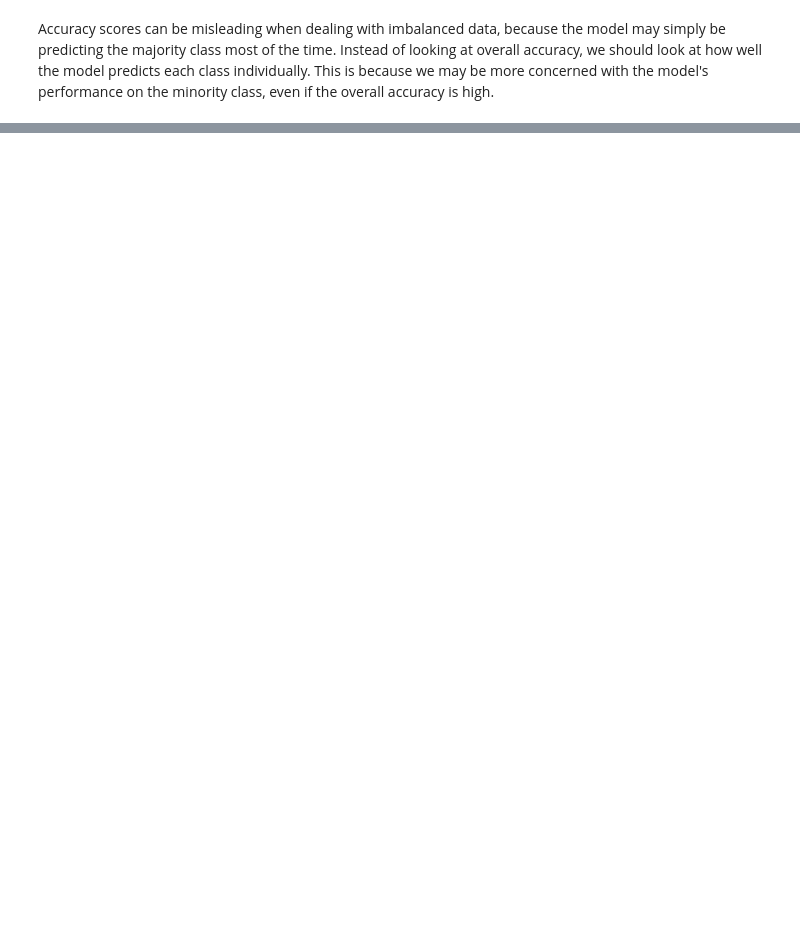
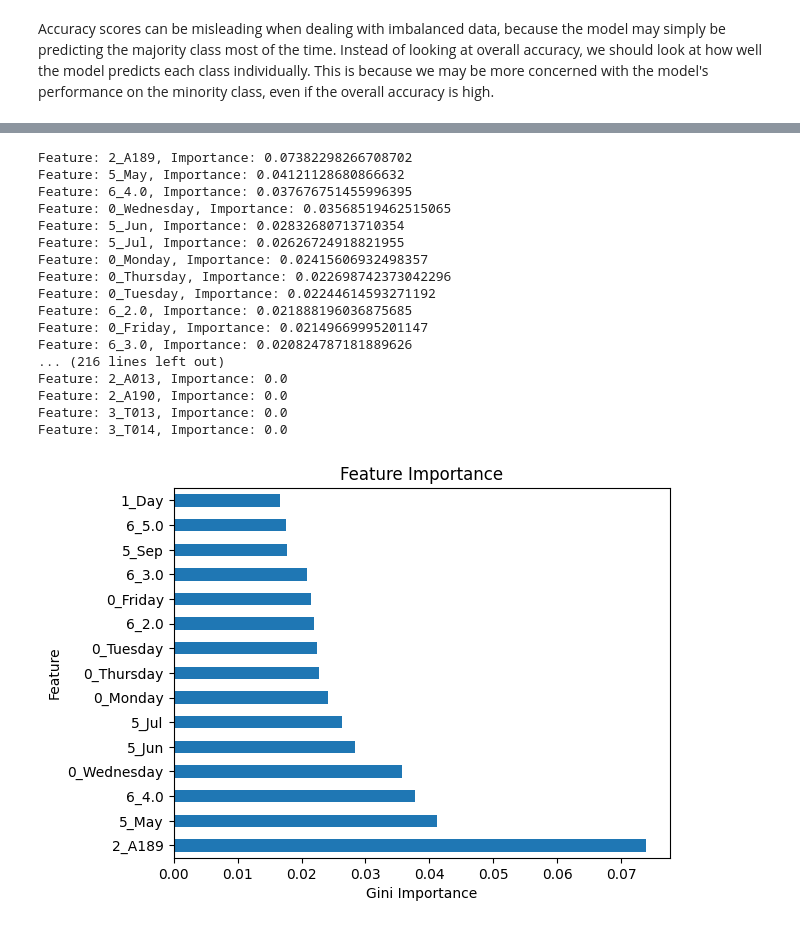
Before and after one commit to Jaeljane/Attendance_Prediction, a Jupyter notebook: Attendance_Classification.ipynb, the cells around one changed output, grey strips where cells are left out. Cells and saved outputs as stored; diff of their text form; code cells hidden in the pictures; blank space fills up the shorter version.

```diff
--- a/Attendance_Classification.ipynb
+++ b/Attendance_Classification.ipynb
@@ -392,0 +513,58 @@ Accuracy scores can be misleading when dealing with imbalanced data, because the
+# %%
+# Access the OneHotEncoder from the pipeline
+one_hot_encoder = model.named_steps['onehotencoder']
+
+# Get the transformed feature names from the OneHotEncoder
+feature_names = one_hot_encoder.get_feature_names_out()
+
+# Create a list of tuples with feature names and their corresponding importances
+importance_feature_pairs = list(zip(feature_names, feature_importances))
+
+# Sort the list by feature importances in descending order
+importance_feature_pairs.sort(key=lambda x: x[1], reverse=True)
+
+# Print or analyze the feature importances
+for feature_name, importance in importance_feature_pairs:
+     print(f"Feature: {feature_name}, Importance: {importance}")
+
+# Extract the feature names and importances from the sorted list
+feature_names = [pair[0] for pair in importance_feature_pairs]
+importances = [pair[1] for pair in importance_feature_pairs]
+
+# Create a pandas Series
+feat_imp = pd.Series(importances, index=feature_names)
+
+# Sort the Series by importance in descending order
+feat_imp = feat_imp.sort_values(ascending=False)
+
+# Print or use the feat_imp Series
+#print(feat_imp)
+
+# Sort the Series by the feature importances
+#feat_imp = feat_imp.sort_values()
+
+# Plot the Series
+feat_imp.head(15).plot(kind='barh')
+plt.xlabel('Gini Importance')
+plt.ylabel('Feature')
+plt.title('Feature Importance')
+plt.show()
+# %% [output]
+Feature: 2_A189, Importance: 0.07382298266708702
+Feature: 5_May, Importance: 0.04121128680866632
+Feature: 6_4.0, Importance: 0.037676751455996395
+Feature: 0_Wednesday, Importance: 0.03568519462515065
+Feature: 5_Jun, Importance: 0.02832680713710354
+Feature: 5_Jul, Importance: 0.02626724918821955
+Feature: 0_Monday, Importance: 0.02415606932498357
+Feature: 0_Thursday, Importance: 0.022698742373042296
+Feature: 0_Tuesday, Importance: 0.02244614593271192
+Feature: 6_2.0, Importance: 0.021888196036875685
+Feature: 0_Friday, Importance: 0.02149669995201147
+Feature: 6_3.0, Importance: 0.020824787181889626
+... (216 lines left out)
+Feature: 2_A013, Importance: 0.0
+Feature: 2_A190, Importance: 0.0
+Feature: 3_T013, Importance: 0.0
+Feature: 3_T014, Importance: 0.0
+[figure, added]
```
Also changed, not shown: parts of 9 cells of this notebook.
